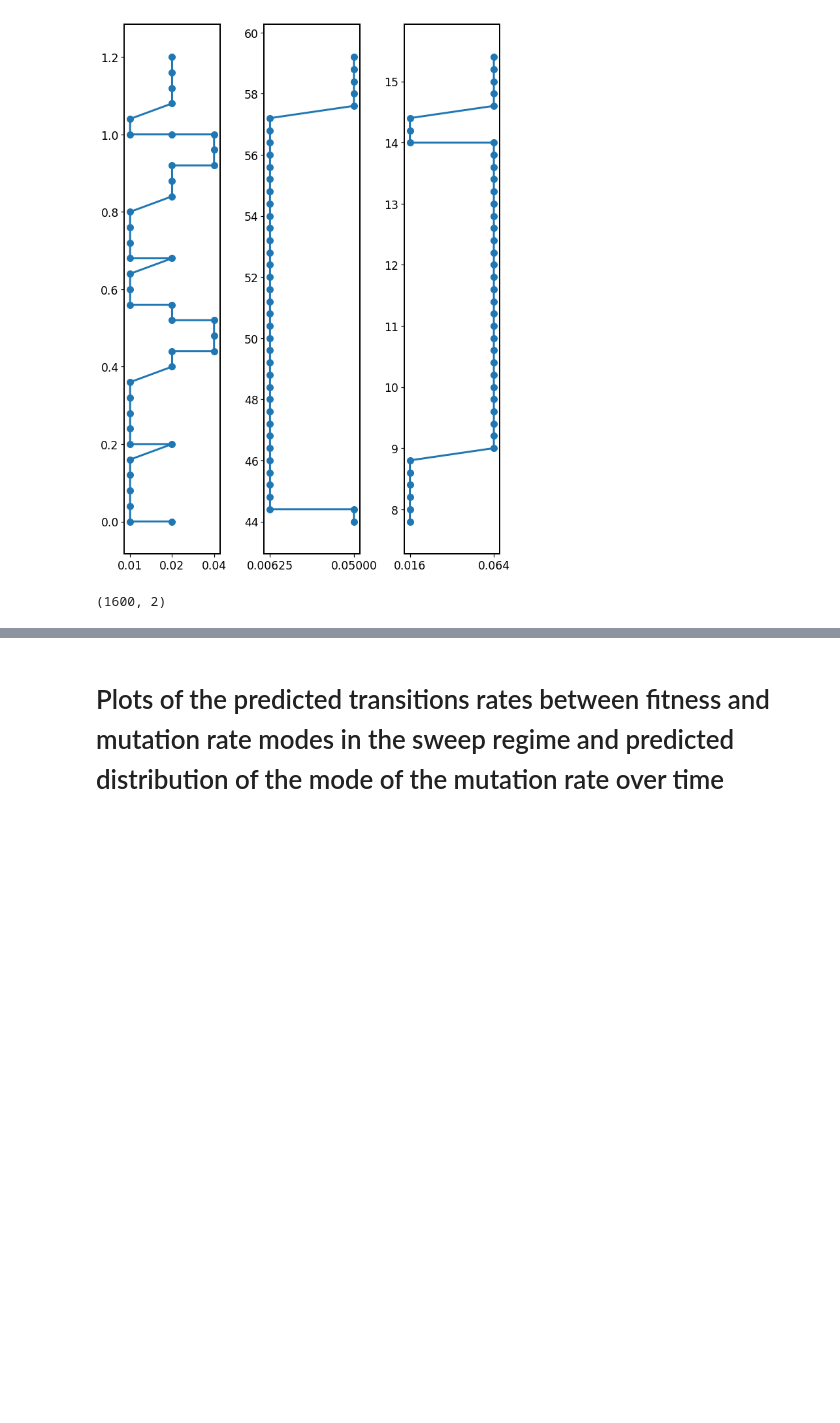
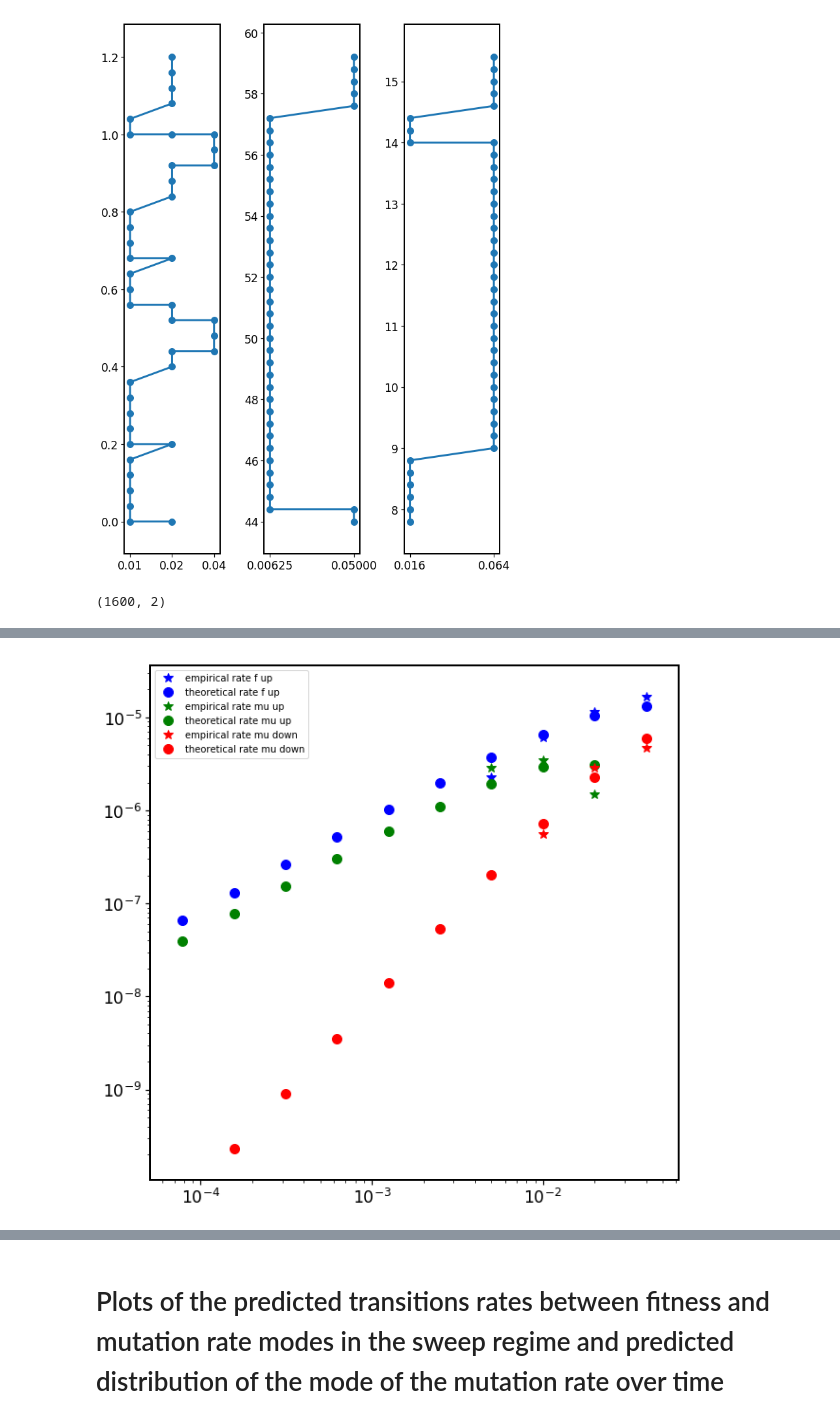
Before and after one commit to nicholas-sherer/Population-Evolution-Project-Source-Code, a Jupyter notebook: Plots related to the mutation-rate-sweep approximation.ipynb, the cells around one changed output, grey strips where cells are left out. Drawn from its saved outputs; the diff is of its cells as text; code cells hidden in the pictures; blank space fills up the shorter version.

```diff
--- a/Plots related to the mutation-rate-sweep approximation.ipynb
+++ b/Plots related to the mutation-rate-sweep approximation.ipynb
@@ -433,0 +478,14 @@ np.array(fmu1).shape
+# %%
+fig = plt.figure(figsize=(10,10));
+ax = fig.add_subplot(111);
+ax.plot(mumodes1, f_up1, 'b*', label='empirical rate f up');
+ax.plot(mu_theor1, theor_fup1, 'bo', label='theoretical rate f up');
+ax.plot(mumodes1[:-1], [emp_Tm1[i+1,i] for i in range(mumodes1.size-1)], 'g*', label = 'empirical rate mu up');
+ax.plot(mu_theor1[:-1], [theor_Tm1[i+1,i] for i in range(mu_theor1.size-1)], 'go', label = 'theoretical rate mu up');
+ax.plot(mumodes1[1:], [emp_Tm1[i,i+1] for i in range(mumodes1.size-1)], 'r*', label = 'empirical rate mu down');
+ax.plot(mu_theor1[1:], [theor_Tm1[i,i+1] for i in range(mu_theor1.size-1)], 'ro', label = 'theoretical rate mu down');
+ax.set_xscale('log')
+ax.set_yscale('log')
+plt.legend();
+# %% [output]
+[figure, added]
```
Also changed, not shown: parts of 12 cells of this notebook.
